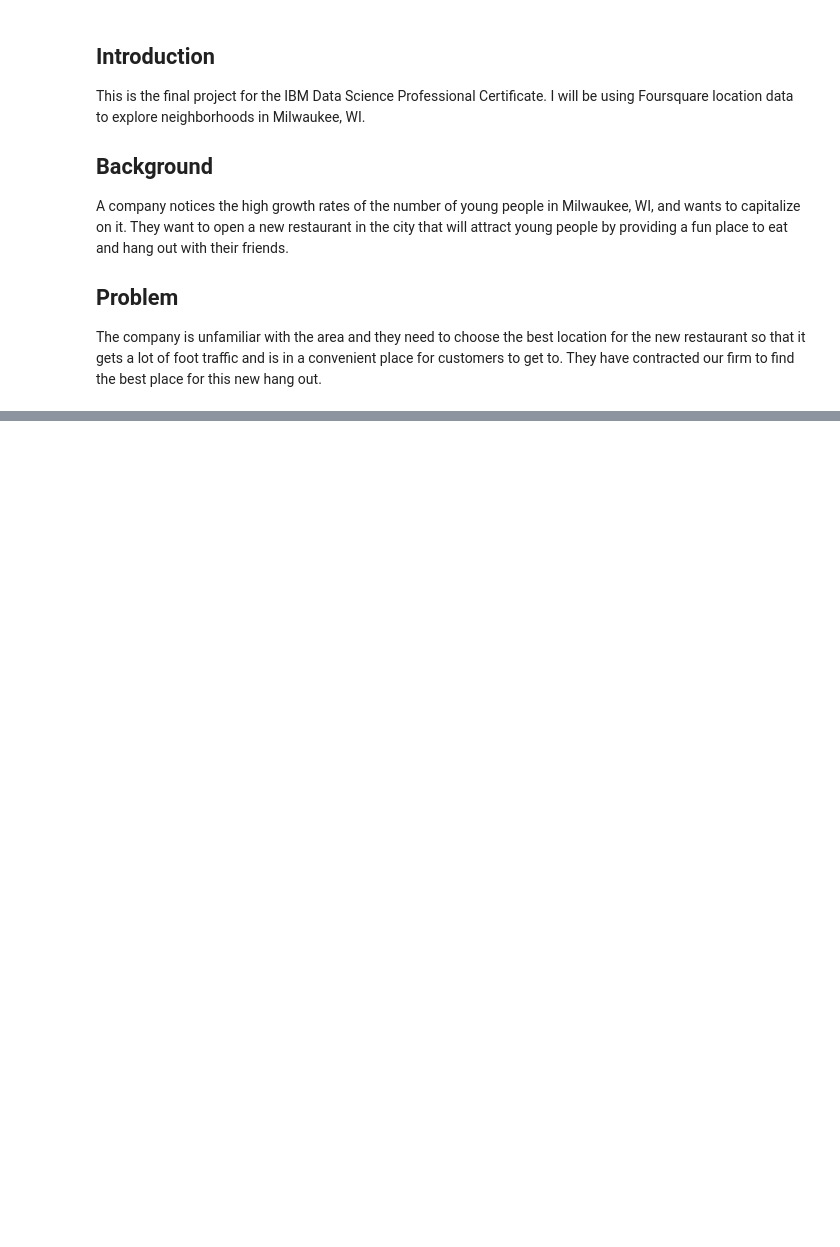
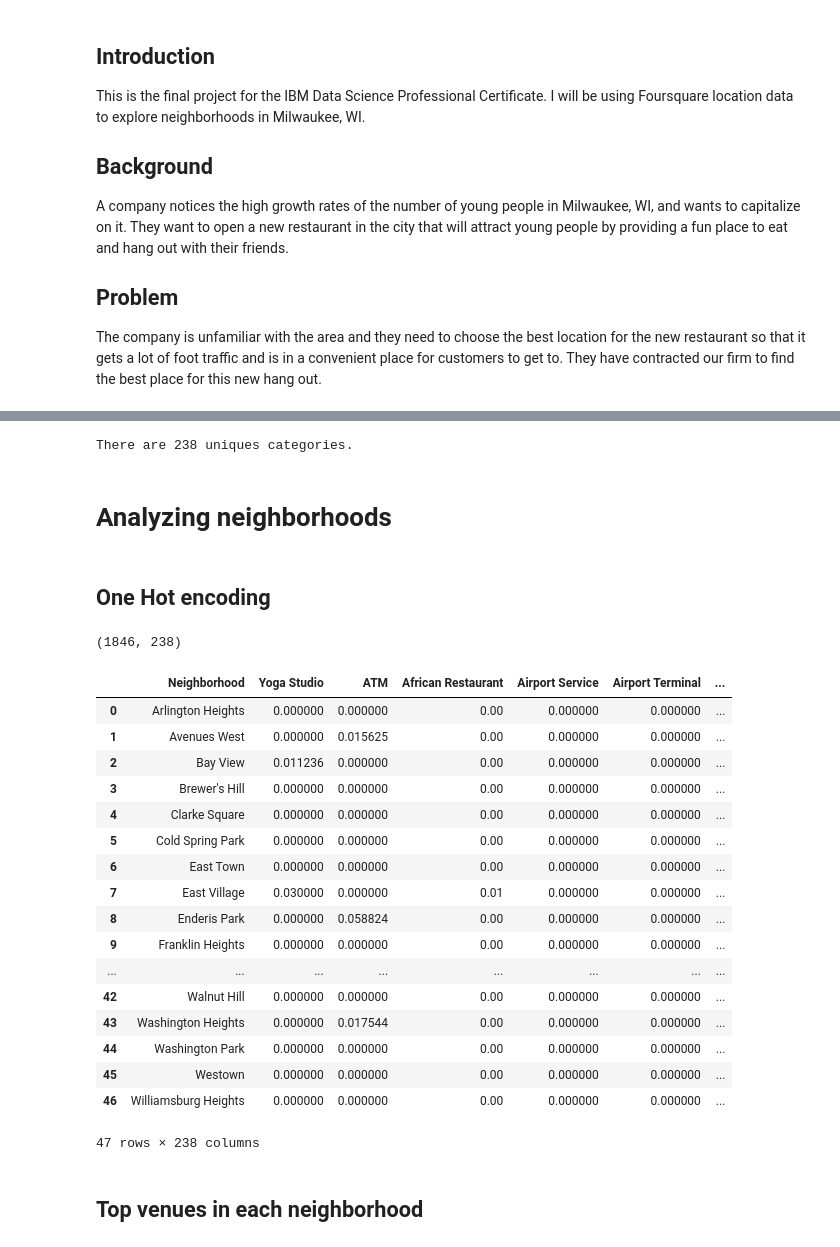
Before and after one commit to michaelball460/Coursera_Capstone, a Jupyter notebook: Capstone/BattleOfNeighborhoods.ipynb, the cells around one changed output, grey strips where cells are left out. Drawn from its saved outputs; the diff is of its cells as text; code cells hidden in the pictures; blank space fills up the shorter version.

```diff
--- a/Capstone/BattleOfNeighborhoods.ipynb
+++ b/Capstone/BattleOfNeighborhoods.ipynb
@@ -16,0 +33,7 @@ The second data source I will be using is venue data from the Foursquare API. I
+# %%
+#Read in neighborhood data
+
+mke_data = pd.read_csv("MilwaukeeNeighborhoods.csv")
+mke_data.rename(columns = {"NEIGHBORHOOD": "Neighborhood", "DISTRICT":"District"},inplace = True)
+print(mke_data.shape)
+mke_data.head()
@@ -16,0 +78,9 @@ The second data source I will be using is venue data from the Foursquare API. I
+# %%
+import yaml
+#Get foursquare credentials
+with open("config.yml", 'r') as ymlfile:
+    cfg = yaml.safe_load(ymlfile)
+
+CLIENT_ID = cfg['api_creds']['client_id'] # your Foursquare ID
+CLIENT_SECRET = cfg['api_creds']['client_secret']  # your Foursquare Secret
+VERSION = '20180605' # Foursquare API version
@@ -16,0 +133,5 @@ The second data source I will be using is venue data from the Foursquare API. I
+# %%
+mke_venues = getNearbyVenues(names=mke_data['Neighborhood'],
+                                   latitudes=mke_data['LAT'],
+                                   longitudes=mke_data['LONG']
+                                  )
@@ -16,0 +197,45 @@ The second data source I will be using is venue data from the Foursquare API. I
+# %%
+print('There are {} uniques categories.'.format(len(mke_venues['Venue Category'].unique())))
+# %% [output]
+There are 238 uniques categories.
+# %% [markdown]
+# Analyzing neighborhoods
+# %% [markdown]
+## One Hot encoding
+# %%
+# one hot encoding
+mke_onehot = pd.get_dummies(mke_venues[['Venue Category']], prefix="", prefix_sep="")
+
+# add neighborhood column back to dataframe
+mke_onehot['Neighborhood'] = mke_venues['Neighborhood']
+
+# move neighborhood column to the first column
+fixed_columns = [mke_onehot.columns[-1]] + list(mke_onehot.columns[:-1])
+mke_onehot = mke_onehot[fixed_columns]
+
+mke_onehot.shape
+# %% [output]
+(1846, 238)
+# %%
+# frequency of each venue type by neighborhood
+mke_grouped = mke_onehot.groupby('Neighborhood').mean().reset_index()
+mke_grouped
+# %% [output]
+|  | Neighborhood | Yoga Studio | ATM | African Restaurant | Airport Service | Airport Terminal | ... |
+| 0 | Arlington Heights | 0.000000 | 0.000000 | 0.00 | 0.000000 | 0.000000 | ... |
+| 1 | Avenues West | 0.000000 | 0.015625 | 0.00 | 0.000000 | 0.000000 | ... |
+| 2 | Bay View | 0.011236 | 0.000000 | 0.00 | 0.000000 | 0.000000 | ... |
+| 3 | Brewer's Hill | 0.000000 | 0.000000 | 0.00 | 0.000000 | 0.000000 | ... |
+| 4 | Clarke Square | 0.000000 | 0.000000 | 0.00 | 0.000000 | 0.000000 | ... |
+| 5 | Cold Spring Park | 0.000000 | 0.000000 | 0.00 | 0.000000 | 0.000000 | ... |
+| 6 | East Town | 0.000000 | 0.000000 | 0.00 | 0.000000 | 0.000000 | ... |
+| 7 | East Village | 0.030000 | 0.000000 | 0.01 | 0.000000 | 0.000000 | ... |
+| 8 | Enderis Park | 0.000000 | 0.058824 | 0.00 | 0.000000 | 0.000000 | ... |
+| 9 | Franklin Heights | 0.000000 | 0.000000 | 0.00 | 0.000000 | 0.000000 | ... |
+| ... | ... | ... | ... | ... | ... | ... | ... |
+| 42 | Walnut Hill | 0.000000 | 0.000000 | 0.00 | 0.000000 | 0.000000 | ... |
+| 43 | Washington Heights | 0.000000 | 0.017544 | 0.00 | 0.000000 | 0.000000 | ... |
+| 44 | Washington Park | 0.000000 | 0.000000 | 0.00 | 0.000000 | 0.000000 | ... |
+| 45 | Westown | 0.000000 | 0.000000 | 0.00 | 0.000000 | 0.000000 | ... |
+| 46 | Williamsburg Heights | 0.000000 | 0.000000 | 0.00 | 0.000000 | 0.000000 | ... |
+47 rows × 238 columns
@@ -16,0 +248,2 @@ The second data source I will be using is venue data from the Foursquare API. I
+# %% [markdown]
+## Top venues in each neighborhood
```
Also changed, not shown: parts of 34 cells of this notebook, 1 other file.
